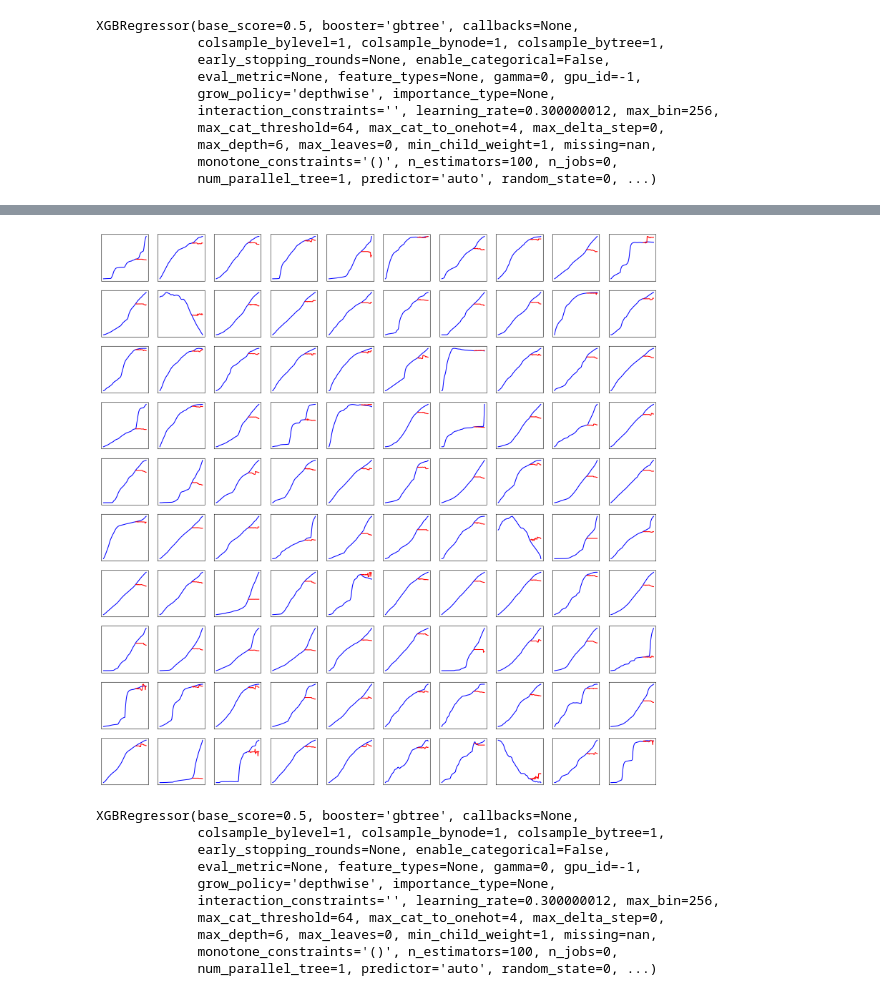
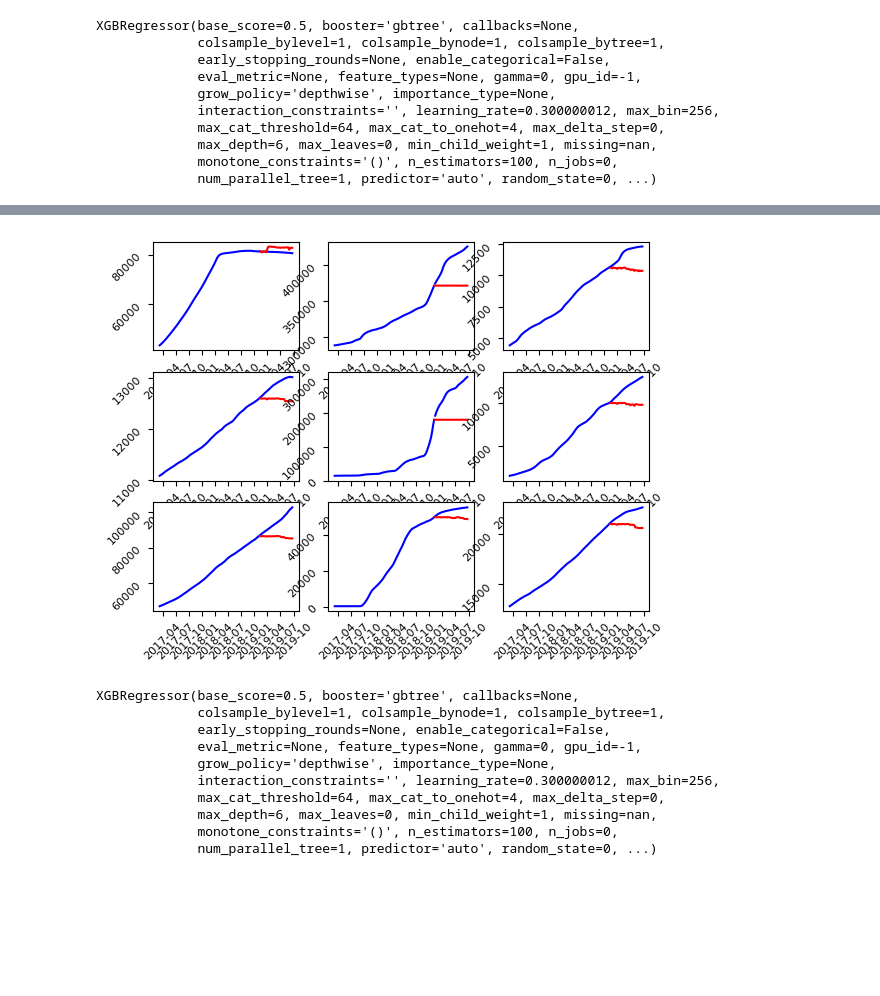
Before and after one commit to epfl-ada/ada-2022-project-pinacolada, a Jupyter notebook: notebook.ipynb, the cells around one changed output, grey strips where cells are left out. Saved outputs shown, nothing was run; the diff lists cells and outputs as text; code cells hidden in the pictures; blank space fills up the shorter version.

Commit message:
Finished description clustering+forecasting

```diff
--- a/notebook.ipynb
+++ b/notebook.ipynb
@@ -793,5 +846,5 @@ km_show_clusters_with_series(train_labelled,test_labelled,km)
 # %%
-gaming_timeseries = long_timeseries[long_timeseries['category']=="Gaming"]
+gaming_timeseries = long_timeseries[long_timeseries['category']=="Howto & Style"]
 gaming_timeseries.head()
 # %% [output]
 |  | channel | category | datetime | views | delta_views | subs | delta_subs | videos | delta_videos | ... |
@@ -934,4 +1015,4 @@ X_test = data_test[['year','month','day']]
 Y_test = data_test.drop(['year','month','day'],axis=1)
 # %%
 reg = xgb.XGBRegressor()
-reg.fit(X_train,Y_train,eval_set=[(X_train,Y_train),(X_test,Y_test)],verbose=False)
+reg.fit(X_train,Y_train,verbose=False)
@@ -949,12 +1043,15 @@ Y_predict.head()
 # %%
-fig,axs = plt.subplots(10,10,figsize=(20,20))
+def plot_forecast():
+    HEIGHT = 3
+    WIDTH = 3
 
-selected = Y_train.sample(100,axis=1).columns
+    fig,axs = plt.subplots(HEIGHT,WIDTH)
 
-for i in range(10):
-    for j in range(10):
-        axs[(i,j)].set_xticks([])
-        axs[(i,j)].set_yticks([])
-        axs[(i,j)].plot(dates_train,Y_train[selected[i*10+j]],color='blue')
-        axs[(i,j)].plot(dates_test,Y_test[selected[i*10+j]],color='blue')
-        axs[(i,j)].plot(dates_test,Y_predict[selected[i*10+j]],color='red')
+    selected = Y_train.sample(HEIGHT*WIDTH,axis=1).columns
+
+    for i in range(3):
+        for j in range(3):
+            axs[(i,j)].tick_params(labelrotation=45,labelsize=8)
+            axs[(i,j)].plot(dates_train,Y_train[selected[i*WIDTH+j]],color='blue')
+            axs[(i,j)].plot(dates_test,Y_test[selected[i*WIDTH+j]],color='blue')
+            axs[(i,j)].plot(dates_test,Y_predict[selected[i*WIDTH+j]],color='red')
@@ -1014,18 +1115,8 @@ Y_predict.head()
 5 rows × 5000 columns
 # %%
-fig,axs = plt.subplots(10,10,figsize=(20,20))
-
-selected = Y_train.sample(100,axis=1).columns
-
-for i in range(10):
-    for j in range(10):
-        axs[(i,j)].set_xticks([])
-        axs[(i,j)].set_yticks([])
-        axs[(i,j)].plot(dates_train,Y_train[selected[i*10+j]],color='blue')
-        axs[(i,j)].plot(dates_test,Y_test[selected[i*10+j]],color='blue')
-        axs[(i,j)].plot(dates_test,Y_predict[selected[i*10+j]],color='red')
+plot_forecast()
 # %% [output]
-[figure, old version]
+[figure, new version]
 # %%
 videos_timeseries = pd.pivot_table(long_timeseries, values='videos', index=['datetime'], columns=['channel'])
 date_index = videos_timeseries.index
```
Also changed, not shown: parts of 57 cells of this notebook.
